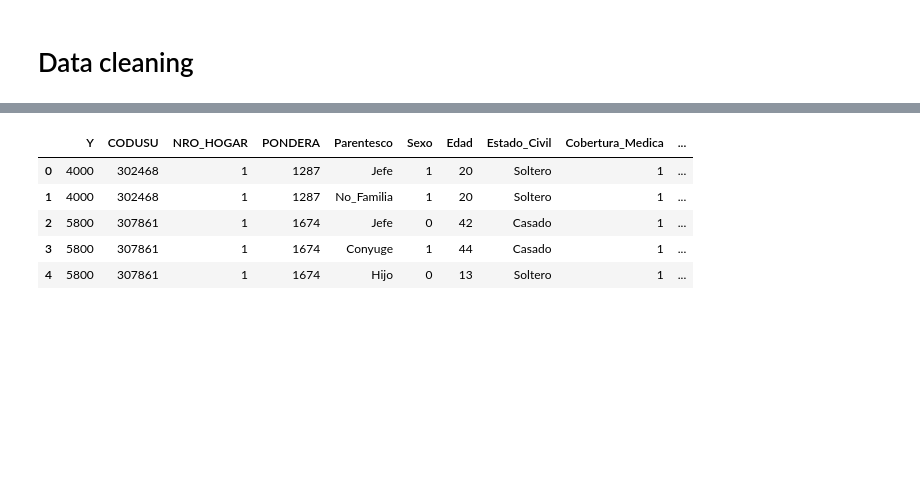
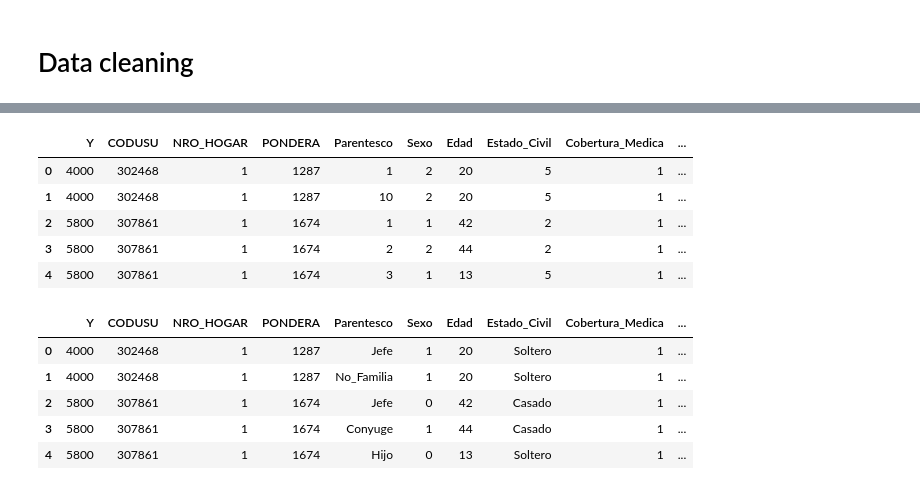
Before and after one commit to alephcero/adsProject, a Jupyter notebook: DataAnalysis (para Ilan).ipynb, the cells around one changed output, grey strips where cells are left out. Cells and saved outputs as stored; diff of their text form; code cells hidden in the pictures; blank space fills up the shorter version.

```diff
--- a/DataAnalysis (para Ilan).ipynb
+++ b/DataAnalysis (para Ilan).ipynb
@@ -275,7 +260,16 @@ data.head()
 # %%
+data = pd.read_csv('clean_t310.csv')
 cols = data.columns.tolist()
 cols = cols[-1:] + cols[:-1]
 data = data[cols]
+data.head()
+# %% [output]
+|  | Y | CODUSU | NRO_HOGAR | PONDERA | Parentesco | Sexo | Edad | Estado_Civil | Cobertura_Medica | ... |
+| 0 | 4000 | 302468 | 1 | 1287 | 1 | 2 | 20 | 5 | 1 | ... |
+| 1 | 4000 | 302468 | 1 | 1287 | 10 | 2 | 20 | 5 | 1 | ... |
+| 2 | 5800 | 307861 | 1 | 1674 | 1 | 1 | 42 | 2 | 1 | ... |
+| 3 | 5800 | 307861 | 1 | 1674 | 2 | 2 | 44 | 2 | 1 | ... |
+| 4 | 5800 | 307861 | 1 | 1674 | 3 | 1 | 13 | 5 | 1 | ... |
 # %%
 data['Parentesco'] = data['Parentesco'].map({1:'Jefe', 2:'Conyuge', 3:'Hijo',4:'Yerno',5:'Nieto', 6:'Madre_Padre',
                                              7:'Suegro', 8:'Hermano',9:'Otro', 10:'No_Familia'})
```
Also changed, not shown: parts of 22 cells of this notebook, 3 other files.
